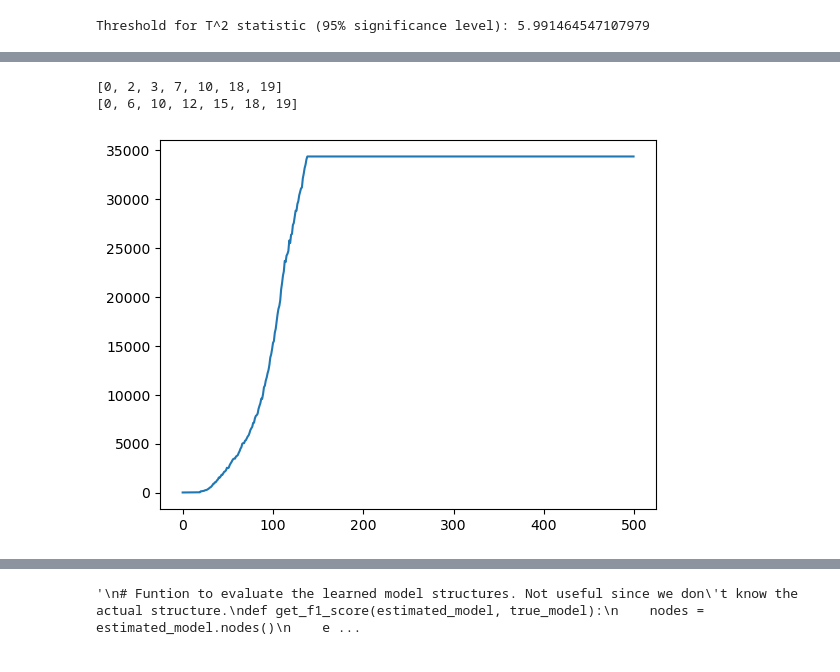
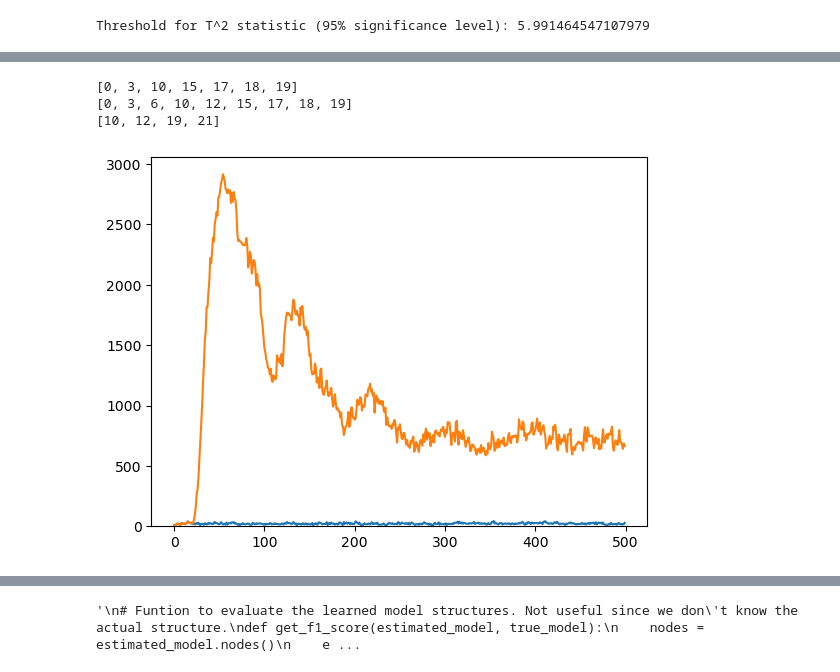
Before and after one commit to oubo2/PhD, a Jupyter notebook: unravel/Analyse_data.ipynb, the cells around one changed output, grey strips where cells are left out. Drawn from its saved outputs; the diff is of its cells as text; code cells hidden in the pictures.

```diff
--- a/unravel/Analyse_data.ipynb
+++ b/unravel/Analyse_data.ipynb
@@ -49,3 +44,8 @@ df_train_normal = train_normal[train_normal.simulationRun==1].iloc[:,3:25]
 df_train_faulty = train_faulty[(train_faulty.simulationRun==1) & (train_faulty.faultNumber==1)].iloc[:,3:25]
 df_test_normal = test_normal[test_normal.simulationRun==1].iloc[:,3:25]
 df_train_normal.head()
+kFeatures = len(df_train_normal.columns)
+feature_list = list(df_train_normal.columns)
+
+ss = StandardScaler().set_output(transform="pandas")
+ss_df_train_normal = ss.fit_transform(df_train_normal)
@@ -59,0 +133,21 @@ df_train_normal.head()
+# %%
+df_train_faulty_alarm = alarm_df(df_train_normal, df_train_faulty)
+TETable = transferEntropyTable(df_train_faulty_alarm)
+edges = getTableEdges(TETable, feature_list)
+G=nx.DiGraph()
+nodes = []
+for i in edges:
+    for j in i:
+        if j not in nodes:
+            nodes.append(j)
+G.add_nodes_from(nodes)
+G.add_edges_from(edges)
+
+pos =graphviz_layout(G, prog='dot')
+nx.draw(G, pos, with_labels=True, arrows=True)
+plt.show()
+
+nx.draw_circular(
+    G, with_labels=True, arrowsize=30, node_size=800, alpha=0.3, font_weight="bold"
+)
+plt.show()
@@ -61,11 +158,9 @@ df_train_normal.head()
 # PCA
 import pandas as pd
 from sklearn.decomposition import PCA, KernelPCA
-from sklearn.preprocessing import StandardScaler
+
 kComponents = 2
 pca = PCA(kComponents)
-ss = StandardScaler()
-x = ss.fit_transform(df_train_normal)
-pca.fit(x)
+pca.fit(ss_df_train_normal)
 # %% [output]
 PCA(n_components=2)
@@ -174,20 +396,24 @@ plt.plot(t_squared_scores)
 # %%
-x2 = train_faulty[(train_faulty.simulationRun==1) & (train_faulty.faultNumber==6)].iloc[:,3:25]
+x2 = ss.transform(train_faulty[(train_faulty.simulationRun==1) & (train_faulty.faultNumber==1)].iloc[:,3:25])
 
-hotelling = HotellingT2().fit(df_train_normal)
+hotelling = HotellingT2().fit(x)
+x_t2_scores = hotelling.score_samples(x)
+plt.plot(x_t2_scores)
+
 t2_scores = hotelling.score_samples(x2)
 plt.plot(t2_scores)
 
 myt_dec = MYTDecomposition(hotelling)
 uncond_t2_terms = myt_dec.unconditional_t2_terms(x2)
 uncond_ucl = myt_dec.ucl_unconditional_terms()
 cond_t2_terms = myt_dec.conditional_t2_terms(x2)
 cond_ucl = myt_dec.ucl_conditional_terms()
 # condition yields less variables, so use condition for now
 variables = MCTvariables(cond_t2_terms, t2_scores)
 print(MCTvariables(cond_t2_terms, t2_scores))
 print(MCTvariables(uncond_t2_terms, t2_scores))
 # %% [output]
-[0, 2, 3, 7, 10, 18, 19]
-[0, 6, 10, 12, 15, 18, 19]
+[0, 3, 10, 15, 17, 18, 19]
+[0, 3, 6, 10, 12, 15, 17, 18, 19]
+[10, 12, 19, 21]
-[figure, old version]
+[figure, new version]
```
Also changed, not shown: parts of 17 cells of this notebook, 14 other files.
